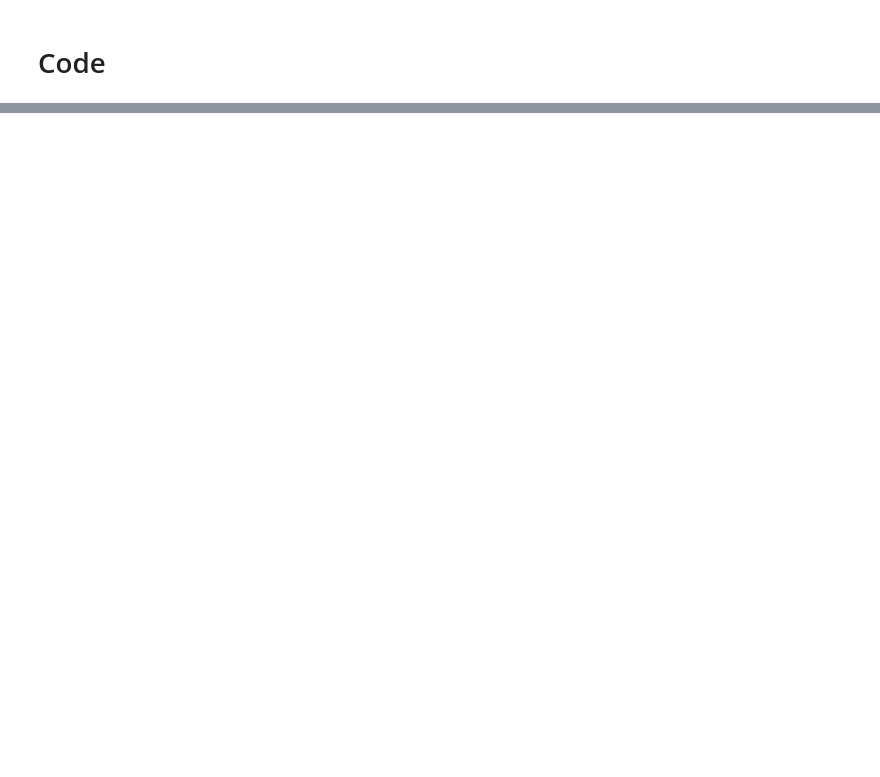
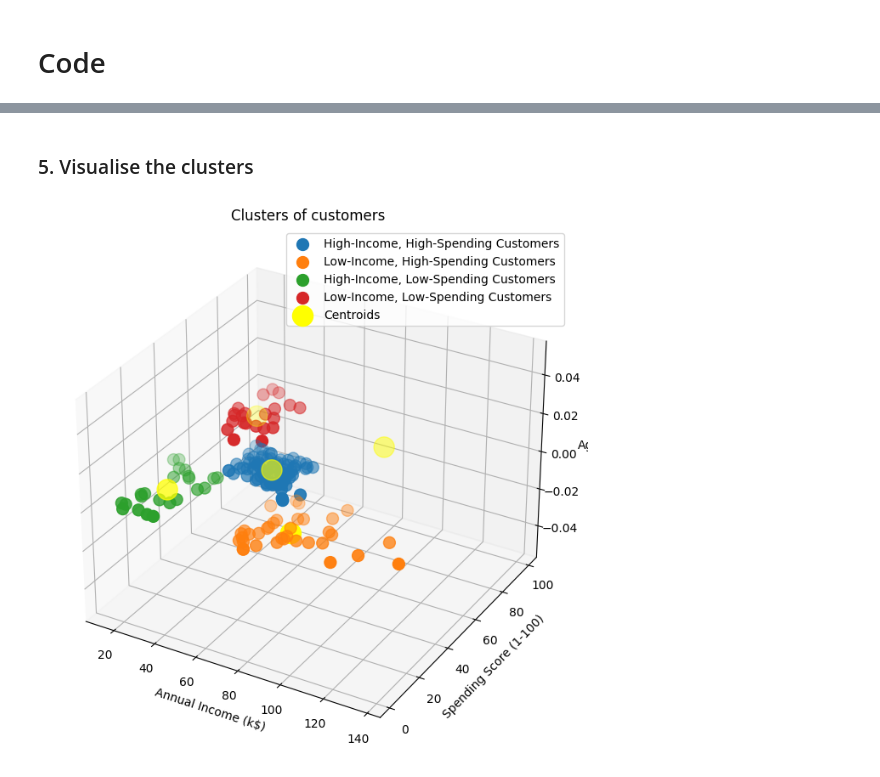
Before and after one commit to syedfaiqueali/CT-562-Machine-Learning, a Jupyter notebook: week-3-kmeans-clustering.ipynb, the cells around one changed output, grey strips where cells are left out. Drawn from its saved outputs; the diff is of its cells as text; code cells hidden in the pictures; blank space fills up the shorter version.

```diff
--- a/week-3-kmeans-clustering.ipynb
+++ b/week-3-kmeans-clustering.ipynb
@@ -29,0 +99,29 @@ DATASET_PATH = '/kaggle/input/customer-segmentation-tutorial-in-python/Mall_Cust
+# %%
+kmeans = KMeans(n_clusters=5, init='k-means++', random_state=42)
+y_kmeans = kmeans.fit_predict(X)
+# %% [markdown]
+### 5. Visualise the clusters
+# %%
+fig = plt.figure(figsize=(12, 8))
+ax = fig.add_subplot(111, projection='3d')
+
+# Renamed cluster labels
+cluster_labels = ['High-Income, High-Spending Customers',
+                  'Low-Income, High-Spending Customers',
+                  'High-Income, Low-Spending Customers',
+                  'Low-Income, Low-Spending Customers']
+
+# Plotting data points and centroids with renamed clusters
+for i in range(4):  # Iterate up to 4, not 5
+    ax.scatter(X[y_kmeans == i, 0], X[y_kmeans == i, 1], s=100, label=cluster_labels[i])
+
+ax.scatter(kmeans.cluster_centers_[:, 0], kmeans.cluster_centers_[:, 1], s=300, c='yellow', label='Centroids')
+
+ax.set_title('Clusters of customers')
+ax.set_xlabel('Annual Income (k$)')
+ax.set_ylabel('Spending Score (1-100)')
+ax.set_zlabel('Age')
+plt.legend()
+plt.show()
+# %% [output]
+[figure, added]
```
Also changed, not shown: parts of 13 cells of this notebook.
